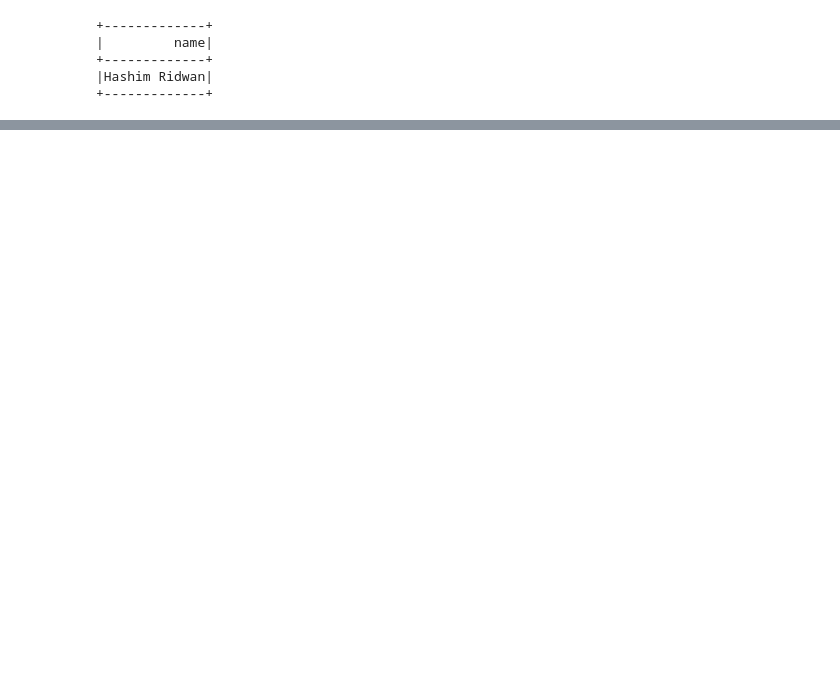
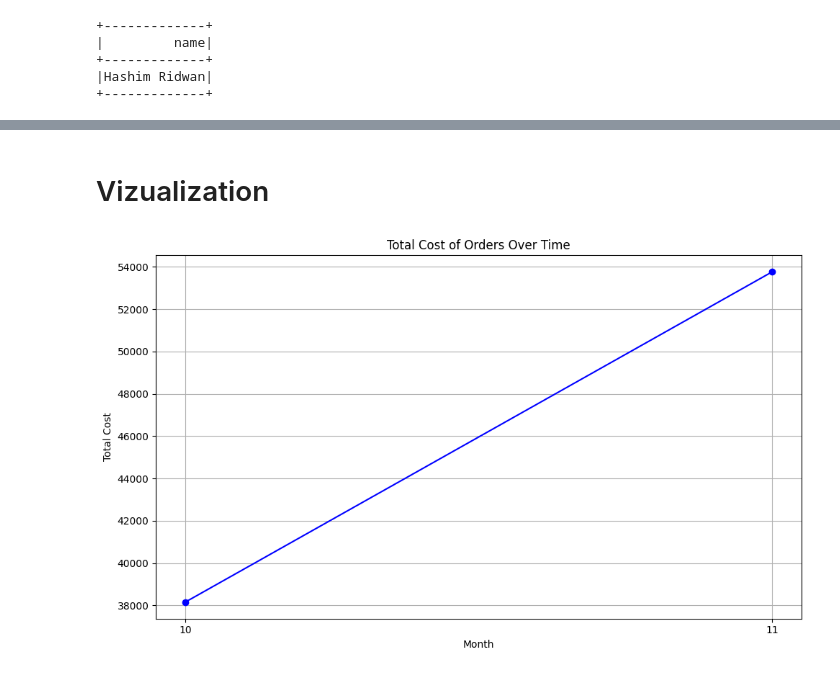
Before and after one commit to ReapredatoR/MongoDB-Project, a Jupyter notebook: main.ipynb, the cells around one changed output, grey strips where cells are left out. Saved outputs shown, nothing was run; the diff lists cells and outputs as text; code cells hidden in the pictures; blank space fills up the shorter version.

```diff
--- a/main.ipynb
+++ b/main.ipynb
@@ -410,0 +676,11 @@ Date with Minimum Sales: 2.0
+# %%
+import pandas as pd
+
+# Convert MongoDB data to a list of dictionaries
+past_orders_data_list = list(past_orders_data)
+
+# Convert the list of dictionaries to DataFrame
+df = spark.createDataFrame(pd.DataFrame(past_orders_data_list))
+
+# Show the first few rows of the DataFrame
+df.show()
@@ -410,0 +705,6 @@ Date with Minimum Sales: 2.0
+# %%
+# Convert order_date to date format
+df = df.withColumn("order_date", to_date(col("order_date")))
+
+# Extract month from order_date
+df = df.withColumn("month", month(col("order_date")))
@@ -410,0 +741,33 @@ Date with Minimum Sales: 2.0
+# %% [markdown]
+# Vizualization
+# %%
+from pyspark.sql.functions import col, to_date, month
+import matplotlib.pyplot as plt
+
+# Convert Order_date to DateType
+df = df.withColumn("Order_date", to_date(col("Order_date")))
+
+# Extract month from Order_date
+df = df.withColumn("month", month(col("Order_date")))
+
+# Aggregate data by month and calculate total costs
+monthly_total_cost = df.groupBy("month").sum("Total_cost").orderBy("month")
+
+# Extracting month and total cost for plotting
+months = monthly_total_cost.select("month").rdd.flatMap(lambda x: x).collect()
+total_costs = monthly_total_cost.select("sum(Total_cost)").rdd.flatMap(lambda x: x).collect()
+
+# Creating a line plot
+plt.figure(figsize=(10, 6))
+plt.plot(months, total_costs, marker='o', color='b')
+plt.title('Total Cost of Orders Over Time')
+plt.xlabel('Month')
+plt.ylabel('Total Cost')
+plt.grid(True)
+plt.xticks(months)
+plt.tight_layout()
+
+# Showing the plot
+plt.show()
+# %% [output]
+[figure, added]
```
Also changed, not shown: parts of 49 cells of this notebook.
